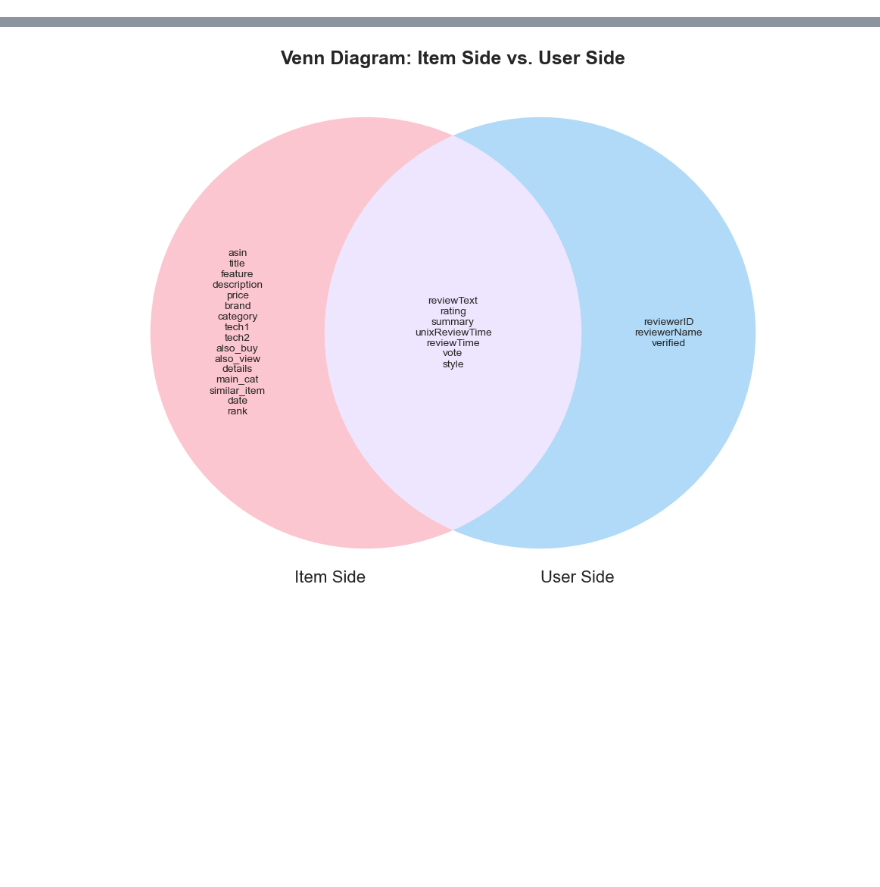
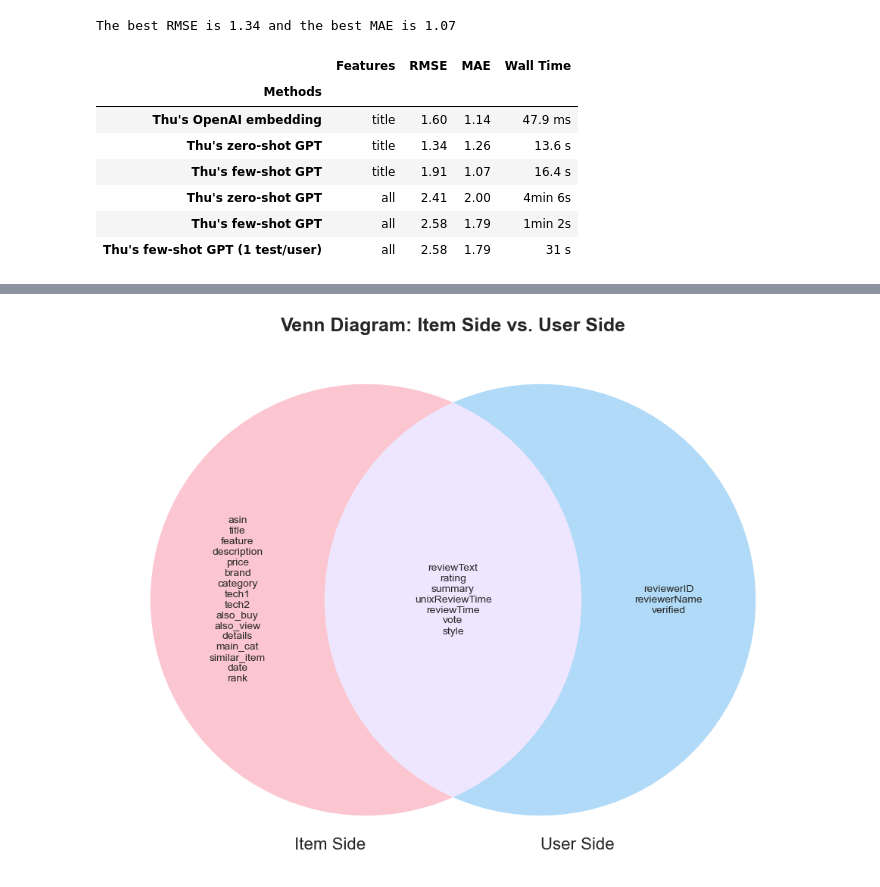
Before and after one commit to tnathu-ai/recommender-system-openAI, a Jupyter notebook: rec-sys/notebook/evaluation/amazon.ipynb, the cells around one changed output, grey strips where cells are left out. Cells and saved outputs as stored; diff of their text form; code cells hidden in the pictures; blank space fills up the shorter version.

```diff
--- a/rec-sys/notebook/evaluation/amazon.ipynb
+++ b/rec-sys/notebook/evaluation/amazon.ipynb
@@ -122,0 +92,26 @@ Plot saved
+# %%
+# Split the dataframe into small groups based on "Dataset" and "Features" and export table image
+
+# Small Amazon
+df_small = df[df["Dataset"] == "Small Amazon"]
+df_small = df_small.drop(columns=["Dataset"])
+df_small = df_small.set_index("Methods")
+df_small = df_small.round(2)
+
+# export table to latex
+df_small.style.to_latex("../latex/small_amazon_table.tex")
+
+# best RMSE & MAE
+print(f'The best RMSE is {df_small["RMSE"].min()} and the best MAE is {df_small["MAE"].min()}')
+
+df_small
+# %% [output]
+The best RMSE is 1.34 and the best MAE is 1.07
+|  | Features | RMSE | MAE | Wall Time |
+| Methods |  |  |  |  |
+| Thu's OpenAI embedding | title | 1.60 | 1.14 | 47.9 ms |
+| Thu's zero-shot GPT | title | 1.34 | 1.26 | 13.6 s |
+| Thu's few-shot GPT | title | 1.91 | 1.07 | 16.4 s |
+| Thu's zero-shot GPT | all | 2.41 | 2.00 | 4min 6s |
+| Thu's few-shot GPT | all | 2.58 | 1.79 | 1min 2s |
+| Thu's few-shot GPT (1 test/user) | all | 2.58 | 1.79 | 31 s |
```
Also changed, not shown: parts of 7 cells of this notebook, 8 other files.
